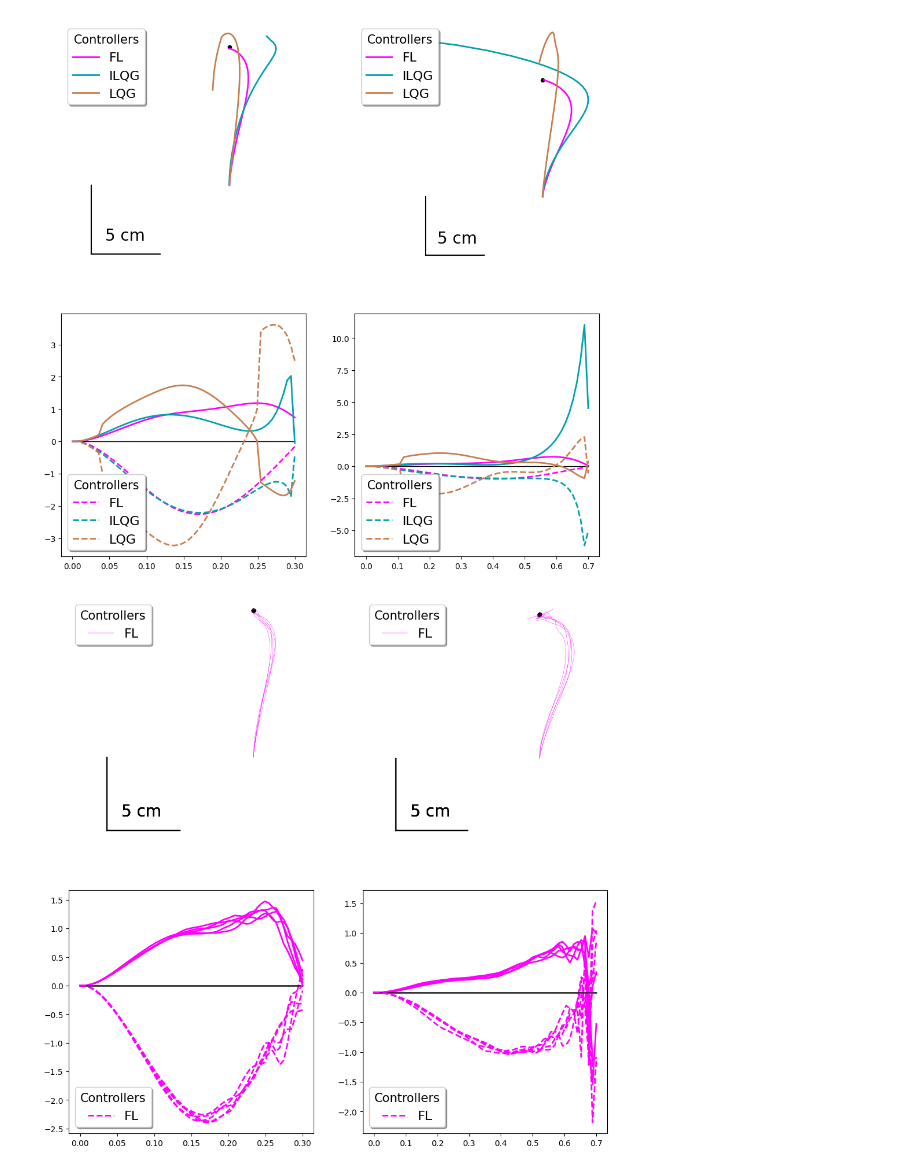
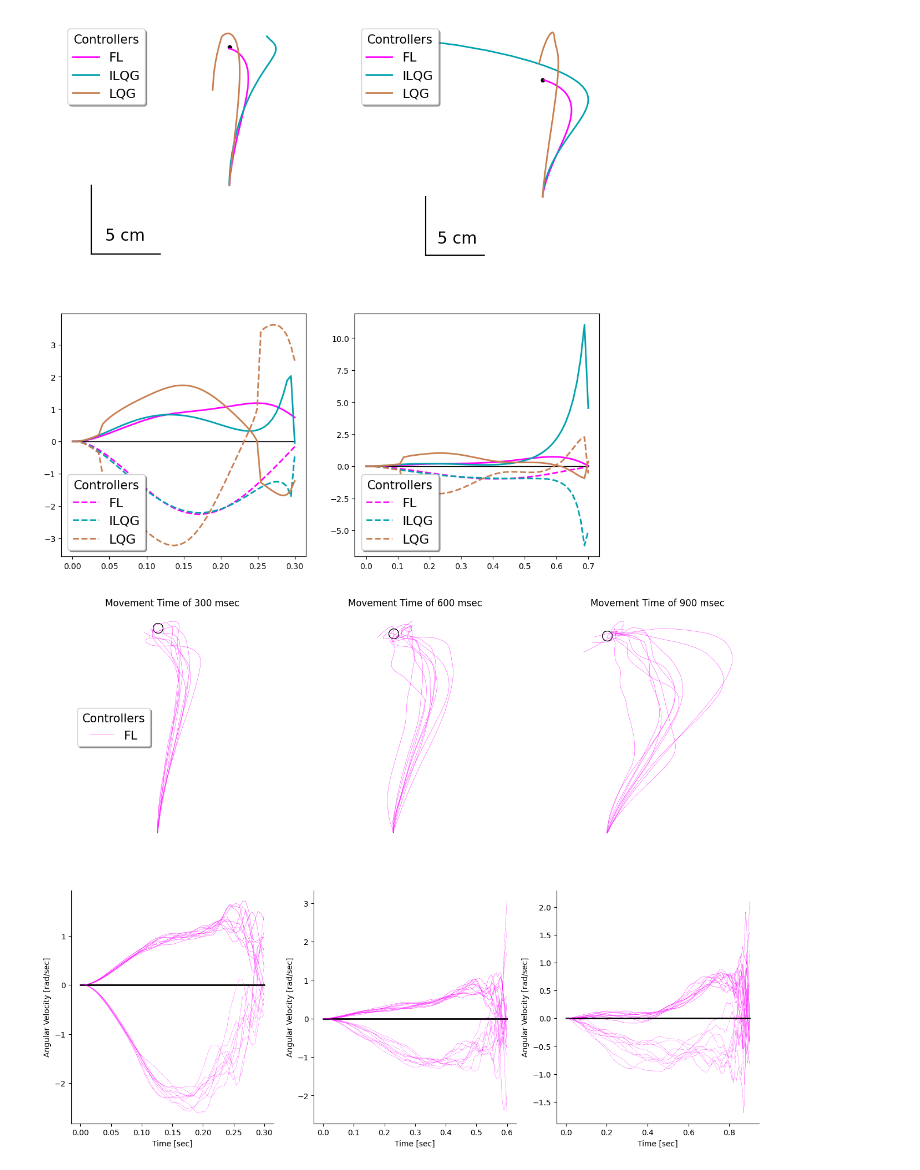
Before and after one commit to AlexandreThy/PhD, a Jupyter notebook: CurrentParts/ILQGvsFL.ipynb, the cells around one changed output. Drawn from its saved outputs; the diff is of its cells as text; code cells hidden in the pictures.

```diff
--- a/CurrentParts/ILQGvsFL.ipynb
+++ b/CurrentParts/ILQGvsFL.ipynb
@@ -204,35 +204,39 @@ plt.show()
 # %%
 start = np.array([0,30])
 d = 10
-Duration = [.3,.7]
-fig,ax = plt.subplots(2,len(Duration),figsize=(12, 12))
-for N in range(5):
+Duration = [.3,.6,.9]
+Niter = [60,120,180]
+fig,ax = plt.subplots(2,len(Duration),figsize=(16, 12))
+for N in range(10):
         # Plot results
     for k in range(len(Duration)):
         colorlist1 = get_colors_from_colormap(20,"spring")[:8]
         colorlist2 = get_colors_from_colormap(20,"winter")[-8:]
         colorlist3 = get_colors_from_colormap(20,"copper")[-8:]
         for i,angles in enumerate(np.array([pi/2])):
             color1,color2,color3 = colorlist1[i],colorlist2[i],colorlist3[i]
             plt.subplot(2,len(Duration),k+1)
             end = start + np.array([d*cos(angles),d*sin(angles)])
             plt.axis("equal")
-            X,Y,_,x=Feedback_Linearization(Duration[k],w1=1e4,w2=1e4,w3=1,w4=1,r1 = 1e-8,r2=1e-8,starting_point=start,targets=end,plot = False,Showu=True,Num_iter=60,Delay = .06,AdditionalDynamics=activated_ff(30),Activate_Noise=True)
+            X,Y,_,x=Feedback_Linearization(Duration[k],w1=1e4,w2=1e4,w3=1,w4=1,r1 = 1e-8,r2=1e-8,starting_point=start,targets=end,plot = False,Showu=True,Num_iter=Niter[k],Delay = .06,AdditionalDynamics=activated_ff(30),Activate_Noise=True)
             plt.plot(X,Y,color = color1,linewidth = .3,label = "FL")
-
-            plt.scatter([end[0]],[end[1]],color = "black",s = 20)
-            if i == 0 : MultipleLabel(side = "upper left")
-            plt.subplot(2,len(Duration),k+3+2*i)
-            plt.plot(np.linspace(0,Duration[k],60),x[:,2],color = color1,linewidth = 2,label = "FL")
+            plt.title("Movement Time of "+str(int(Duration[k]*1000))+" msec")
+            plt.scatter([end[0]],[end[1]],color = "black",s = 150)
+            plt.scatter([end[0]],[end[1]],color = "white",s = 120)
+            if i == 0 and k==0 : MultipleLabel(side = "center left")
+            plt.subplot(2,len(Duration),k+4+3*i)
+            plt.plot(np.linspace(0,Duration[k],Niter[k]),x[:,2],color = color1,linewidth = .3,label = "FL")
             plt.plot(np.linspace(0,Duration[k],60),np.zeros(60),color = "black",linewidth = 1)
-            plt.plot(np.linspace(0,Duration[k],60),x[:,3],color = color1,linewidth = 2,label = "FL",linestyle = "--")
-
-
-            MultipleLabel(side = "lower left")
+            plt.plot(np.linspace(0,Duration[k],Niter[k]),x[:,3],color = color1,linewidth = .3,label = "FL",linestyle = "--")
+            plt.xlabel("Time [sec]")
+            plt.ylabel("Angular Velocity [rad/sec]")
+            delete_axis(ax[1,k],sides=["right","top"])
         plt.subplot(2,len(Duration),k+1)
         delete_axis(ax[0,k])
         delete_ticks(ax[0,k])
-        add_scale_cm(-10,25,5,fontsize =20)
+        #if k == 0: add_scale_cm(-4,31,5,fontsize =25)
+
+#plt.savefig("VarFF.pdf",dpi = 200)
 plt.show()
 # %% [output]
-[figure, old version]
+[figure, new version]
```
